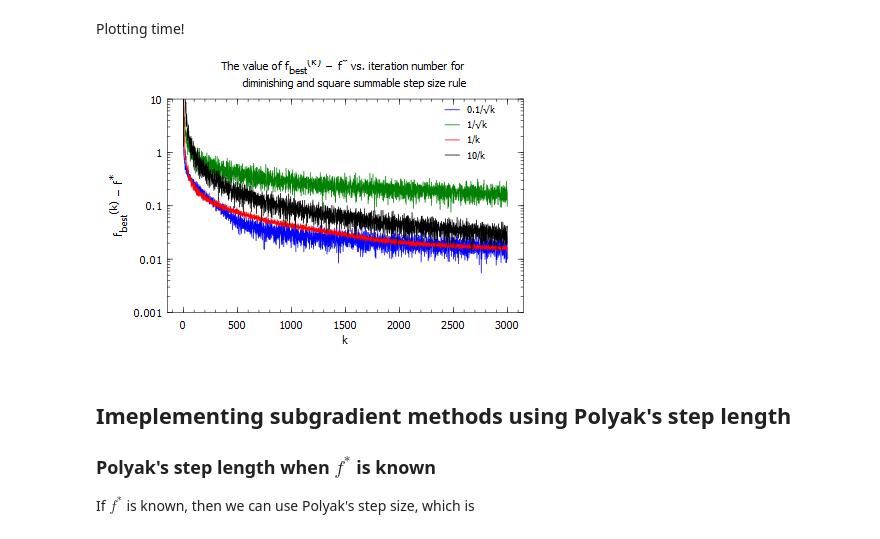
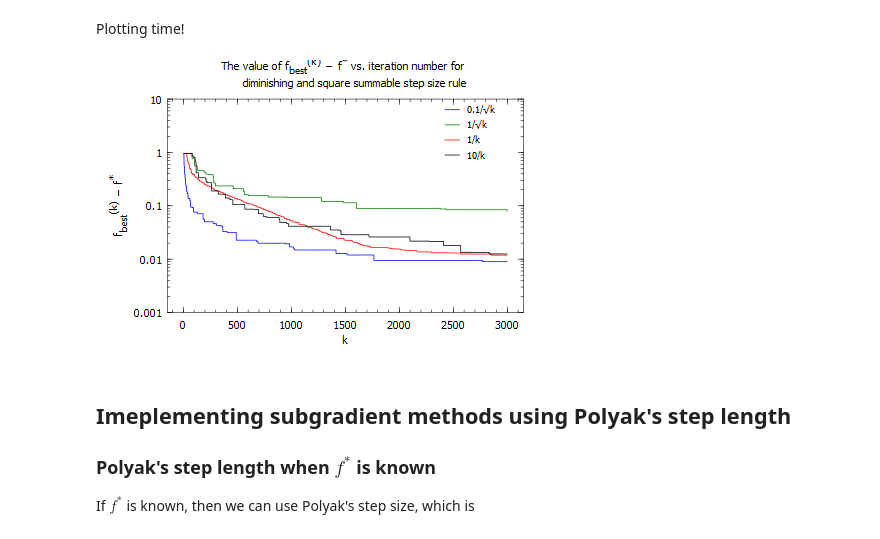
Before and after one commit to Shuvomoy/JuliaCodes-EE364b, a Jupyter notebook: JuliaCodes/Subgradient Method - Piecewise Linear Function Minimization .ipynb, the cells around one changed output. Drawn from its saved outputs; the diff is of its cells as text; code cells hidden in the pictures.

```diff
--- a/JuliaCodes/Subgradient Method - Piecewise Linear Function Minimization .ipynb
+++ b/JuliaCodes/Subgradient Method - Piecewise Linear Function Minimization .ipynb
@@ -421,29 +421,29 @@ Plotting time!
 # %%
 figNdSn = FramedPlot(
 title="The value of f_{best}^{(k)} - f^{*} vs. iteration number for
        diminishing and square summable step size rule",
          xlabel="k",
          ylabel="f_{best}^{(k)} - f^{*}",
 yrange=(1e-3,1e1),
 ylog=true
 )
 xAxis=iters
-curveNd1=fNd1-fMinValue
-curveNd2=fNd2-fMinValue
-curveSn1=fSn1-fMinValue
-curveSn2=fSn2-fMinValue
+curveNd1=fBestNd1-fMinValue
+curveNd2=fBestNd2-fMinValue
+curveSn1=fBestSn1-fMinValue
+curveSn2=fBestSn2-fMinValue
 bl=Curve(xAxis, curveNd1, color="blue")
 setattr(bl, label="0.1/√k")
 gr=Curve(xAxis, curveNd2, color="green")
 setattr(gr, label="1/√k")
 re=Curve(xAxis, curveSn1, color="red")
 setattr(re, label="1/k")
 blk=Curve(xAxis, curveSn2, color="black")
 setattr(blk, label="10/k")
 le=Legend(.8,.95,{bl,gr,re,blk})
 add(figNdSn,bl,gr,re,blk,le)
 # %% [output]
-[figure, old version]
+[figure, new version]
 # %% [markdown]
 ## Imeplementing subgradient methods using Polyak's step length
 ### Polyak's step length when $f^*$ is known
```
Also changed, not shown: parts of 9 cells of this notebook, 2 other files.
